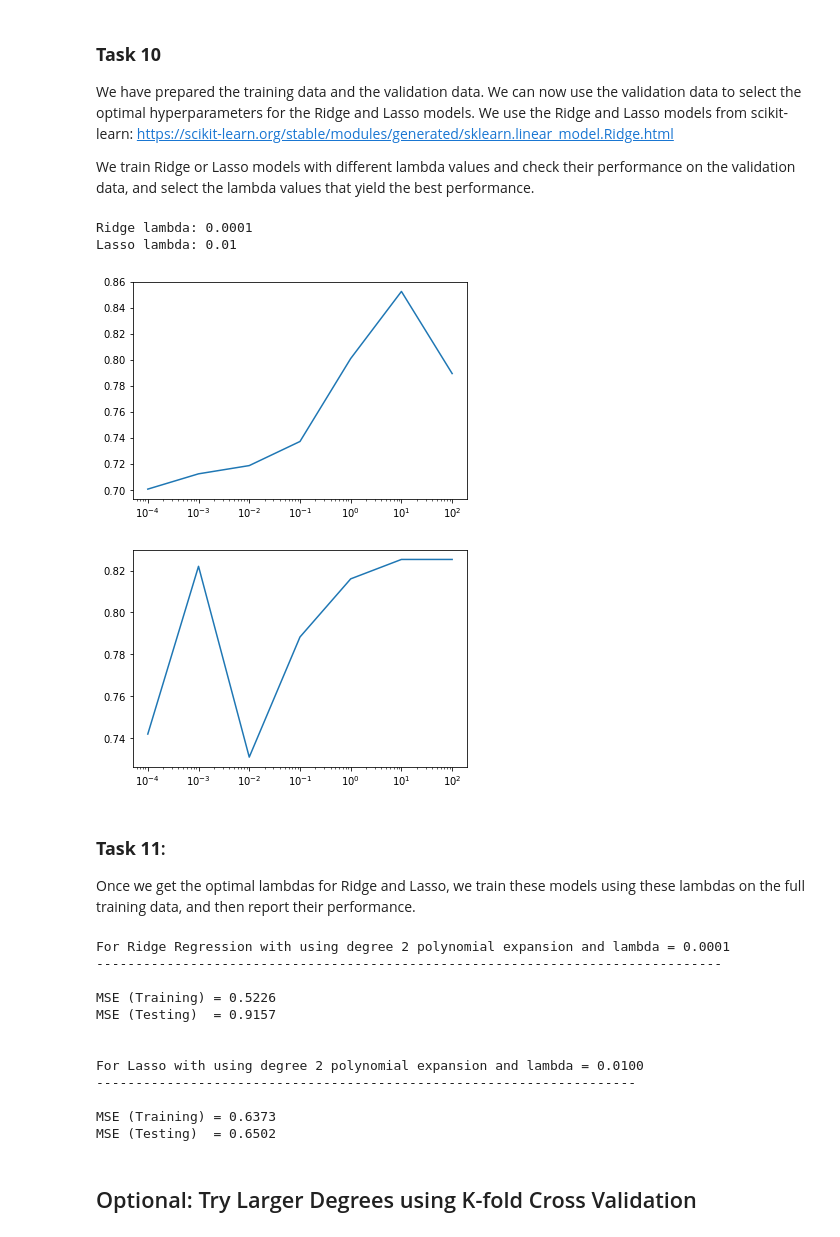
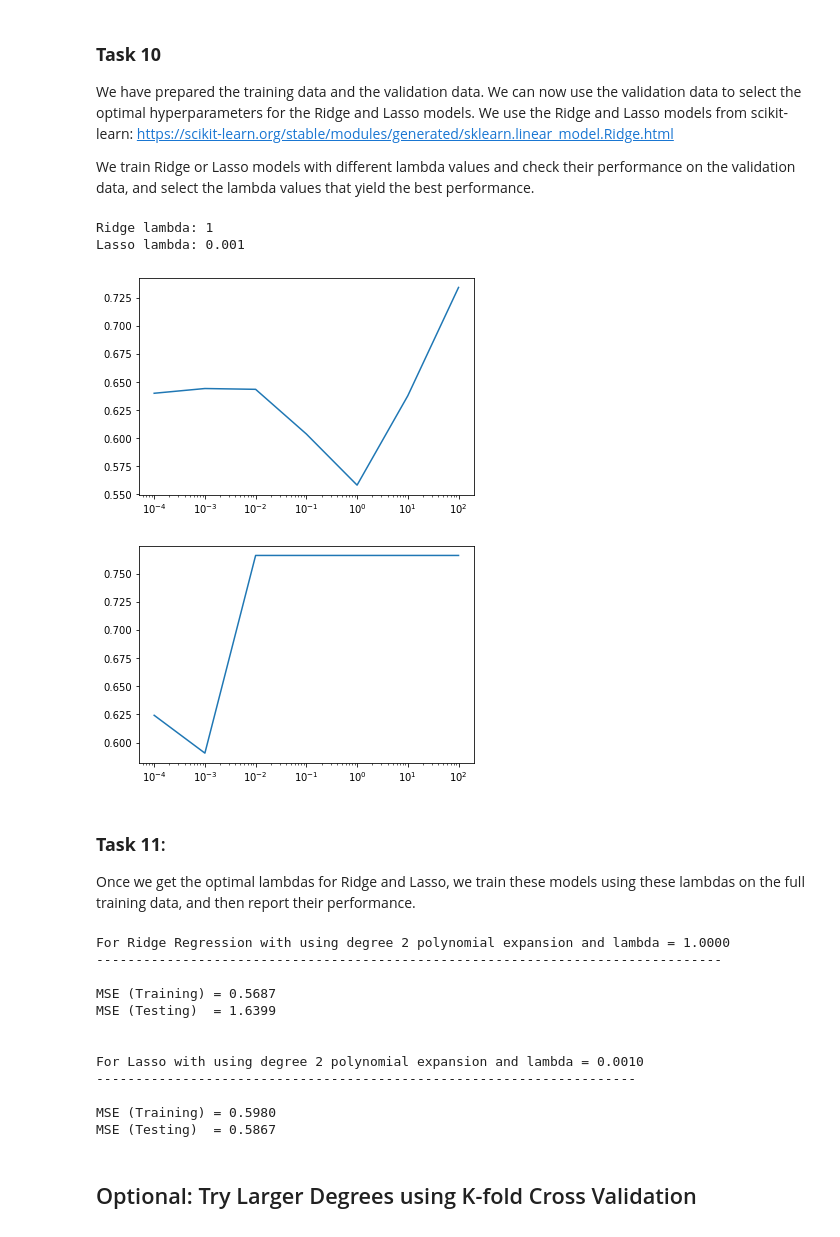
Before and after one commit to petertheprocess/FoDS_Practicals, a Jupyter notebook: Practical1_skeleton.ipynb, the cells around one changed output. Saved outputs shown, nothing was run; the diff lists cells and outputs as text; code cells hidden in the pictures.

```diff
--- a/Practical1_skeleton.ipynb
+++ b/Practical1_skeleton.ipynb
@@ -217,8 +217,8 @@ def standardize_data(X):
     ###################################################
     ##### YOUR CODE STARTS HERE #######################
     ###################################################
-    mean = np.mean(X)
-    std = np.std(X)
+    mean = np.mean(X,axis=0)
+    std = np.std(X,axis=0)
     X_std = (X-mean)/std
     ###################################################
     ##### YOUR CODE ENDS HERE #########################
@@ -537,41 +541,41 @@ def choose_hyper_param(X_train_n, y_train_n, X_train_v, y_train_v, is_ridge: boo
     for pow_lam in range(-4, 3):
         lam = 10 ** pow_lam
         if(is_ridge):
-            reg = linear_model.Ridge(alpha=lam)
+            reg = linear_model.Ridge(alpha=lam,normalize=True, tol=1e-14,max_iter=1e9)
         else:
-            reg = linear_model.Lasso(alpha=lam)
+            reg = linear_model.Lasso(alpha=lam,normalize=True, tol=1e-14,max_iter=1e9)
         reg.fit(X_train_n,y_train_n)
         y_predicted_v = reg.predict(X_train_v)
         mse = ((y_train_v - y_predicted_v)**2).mean(axis=None)
         # compute the mse for this lam
         mse_arr.append(mse)
         lam_arr.append(lam)
     ###################################################
     ##### YOUR CODE ENDS HERE #########################
     ###################################################
 
 
     # get the index of the lambda value that has the minimal use
     lambda_idx_min = np.argmin(np.array(mse_arr))
 
     # plot of the lambda values and their mse
     plt.figure()
     plt.semilogx(lam_arr, mse_arr)
 
     # return the optimal lambda value
     return lam_arr[lambda_idx_min]
 
 # call the function to choose the lambda for Ridge and Lasso
 lam_ridge = choose_hyper_param(X_train_n, y_train_n, X_train_v, y_train_v, True)
 lam_lasso = choose_hyper_param(X_train_n, y_train_n, X_train_v, y_train_v, False)
 
 print("Ridge lambda:", lam_ridge)
 print("Lasso lambda:", lam_lasso)
 # %% [output]
-Ridge lambda: 0.0001
-Lasso lambda: 0.01
+Ridge lambda: 1
+Lasso lambda: 0.001
-[figure, old version]
+[figure, new version]
-[figure, old version]
+[figure, new version]
 # %% [markdown]
 ### **Task 11**:
 Once we get the optimal lambdas for Ridge and Lasso, we train these models using these lambdas on the full training data, and then report their performance.
@@ -582,12 +586,12 @@ Once we get the optimal lambdas for Ridge and Lasso, we train these models using
 ##### YOUR CODE STARTS HERE #######################
 ###################################################
 # Hints: train these models on the full training data
-reg_ridge = linear_model.Ridge(lam_ridge)
+reg_ridge = linear_model.Ridge(lam_ridge,normalize=True, tol=1e-6,max_iter=1e9)
 reg_ridge.fit(X_train,y_train)
 mse_ridge_train = ((y_train - reg_ridge.predict(X_train))**2).mean(axis=None)
 mse_ridge_test = ((y_test - reg_ridge.predict(X_test))**2).mean(axis=None)
 
-reg_lasso = linear_model.Lasso(lam_lasso)
+reg_lasso = linear_model.Lasso(lam_lasso,normalize=True, tol=1e-6,max_iter=1e9)
 reg_lasso.fit(X_train,y_train)
 mse_lasso_train = ((y_train - reg_lasso.predict(X_train))**2).mean(axis=None)
 mse_lasso_test = ((y_test - reg_lasso.predict(X_test))**2).mean(axis=None)
@@ -606,18 +610,18 @@ print('---------------------------------------------------------------------\n')
 print('MSE (Training) = %.4f' % mse_lasso_train)
 print('MSE (Testing)  = %.4f' % mse_lasso_test)
 # %% [output]
-For Ridge Regression with using degree 2 polynomial expansion and lambda = 0.0001
+For Ridge Regression with using degree 2 polynomial expansion and lambda = 1.0000
 --------------------------------------------------------------------------------
 
-MSE (Training) = 0.5226
-MSE (Testing)  = 0.9157
+MSE (Training) = 0.5687
+MSE (Testing)  = 1.6399
 
 
-For Lasso with using degree 2 polynomial expansion and lambda = 0.0100
+For Lasso with using degree 2 polynomial expansion and lambda = 0.0010
 ---------------------------------------------------------------------
 
-MSE (Training) = 0.6373
-MSE (Testing)  = 0.6502
+MSE (Training) = 0.5980
+MSE (Testing)  = 0.5867
 # %% [markdown]
 ## Optional: Try Larger Degrees using K-fold Cross Validation
 # %% [markdown]
```
Also changed, not shown: parts of 8 cells of this notebook, 2 other files.
